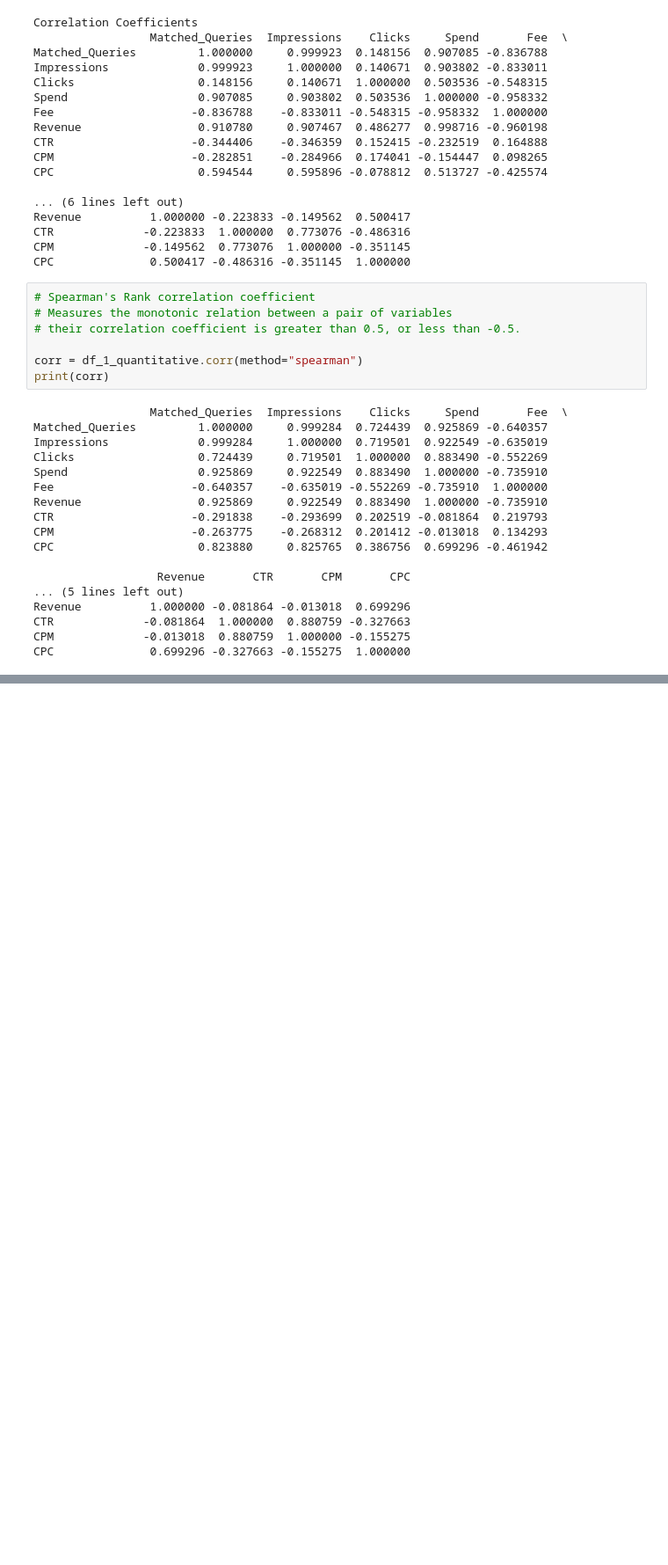
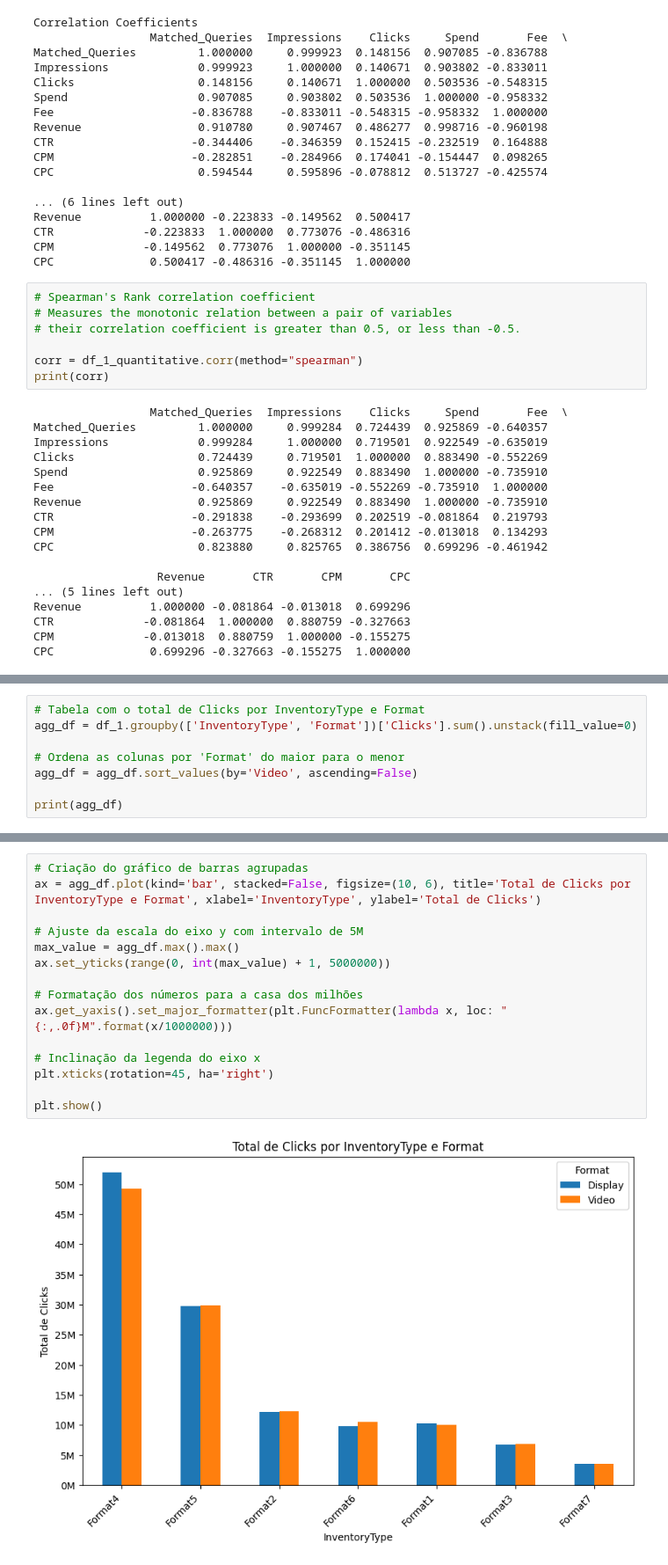
Before and after one commit to Sirius-146/projetoV_ifoodtech, a Jupyter notebook: projeto_ifoodtechV.ipynb, the cells around one changed output, grey strips where cells are left out. Shown at 88% size. Drawn from its saved outputs; the diff is of its cells as text; blank space fills up the shorter version.

```diff
--- a/projeto_ifoodtechV.ipynb
+++ b/projeto_ifoodtechV.ipynb
@@ -466,0 +506,8 @@ CPC              0.699296 -0.327663 -0.155275  1.000000
+# %%
+# Tabela com o total de Clicks por InventoryType e Format
+agg_df = df_1.groupby(['InventoryType', 'Format'])['Clicks'].sum().unstack(fill_value=0)
+
+# Ordena as colunas por 'Format' do maior para o menor
+agg_df = agg_df.sort_values(by='Video', ascending=False)
+
+print(agg_df)
@@ -466,0 +524,17 @@ CPC              0.699296 -0.327663 -0.155275  1.000000
+# %%
+# Criação do gráfico de barras agrupadas
+ax = agg_df.plot(kind='bar', stacked=False, figsize=(10, 6), title='Total de Clicks por InventoryType e Format', xlabel='InventoryType', ylabel='Total de Clicks')
+
+# Ajuste da escala do eixo y com intervalo de 5M
+max_value = agg_df.max().max()
+ax.set_yticks(range(0, int(max_value) + 1, 5000000))
+
+# Formatação dos números para a casa dos milhões
+ax.get_yaxis().set_major_formatter(plt.FuncFormatter(lambda x, loc: "{:,.0f}M".format(x/1000000)))
+
+# Inclinação da legenda do eixo x
+plt.xticks(rotation=45, ha='right')
+
+plt.show()
+# %% [output]
+[figure, added]
```
Also changed, not shown: parts of 14 cells of this notebook.
